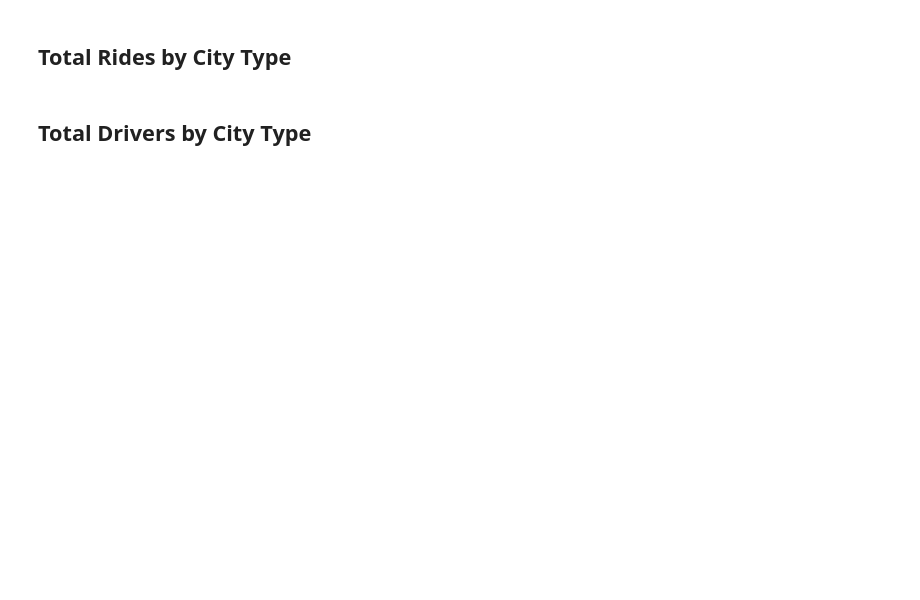
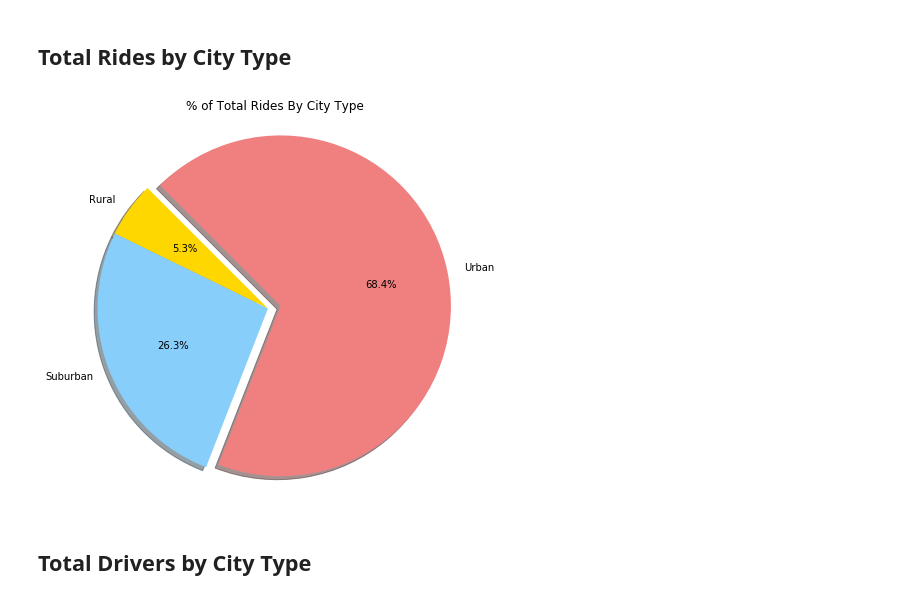
Before and after one commit to dodco2646/Matplotlib_HW, a Jupyter notebook: Pyber/pyber_starter.ipynb, the cells around one changed output. Cells and saved outputs as stored; diff of their text form; code cells hidden in the pictures; blank space fills up the shorter version.

```diff
--- a/Pyber/pyber_starter.ipynb
+++ b/Pyber/pyber_starter.ipynb
@@ -98,2 +106,26 @@ plt.show()
+# %%
+# Calculate Ride Percents
+rides_groupby = combined_df.groupby(['type'])
+rides_groupby_df = pd.DataFrame(rides_groupby['fare'].count())
+rides_groupby_df_reset = rides_groupby_df.reset_index()
+
+# Build Pie Chart
+
+labels = rides_groupby_df_reset['type']
+values = rides_groupby_df_reset['fare']
+colors = ["gold","lightskyblue","lightcoral"]
+explode = [0,0,0.075]
+plt.figure(figsize=(7,7))
+plt.title("% of Total Rides By City Type")
+plt.pie(values, labels=labels, autopct='%.1f%%', colors=colors,explode=explode, startangle=135, shadow=True, radius=1)
+plt.axis("equal")
+
+# Save Figure
+plt.savefig("PiePercent_of_Total_Rides_by_City_Type.png")
+
+# Show Figure
+plt.show()
+# %% [output]
+[figure, added]
 # %% [markdown]
 ## Total Drivers by City Type
```
Also changed, not shown: parts of 12 cells of this notebook, 3 other files.
